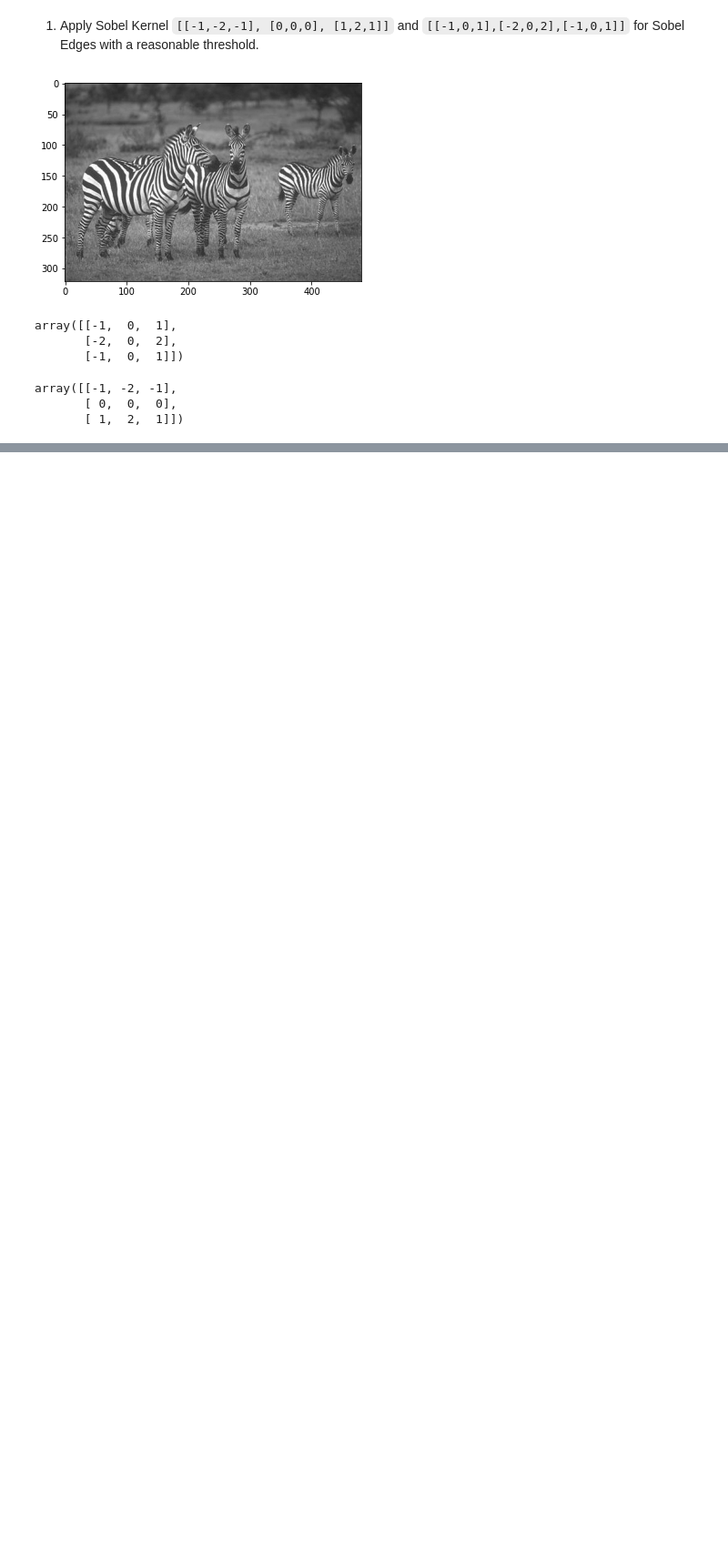
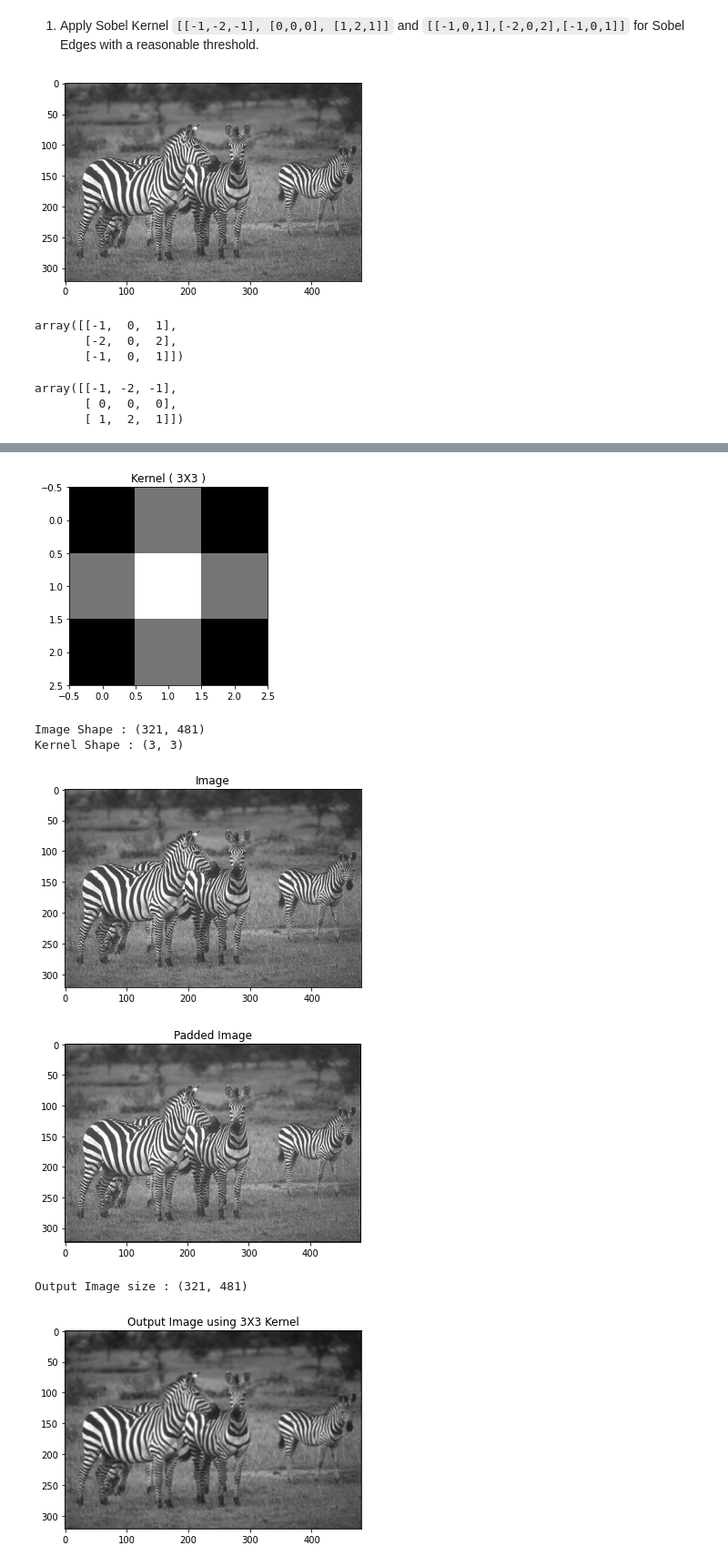
Before and after one commit to Dadajon/coursework, a Jupyter notebook: fall-2020/advanced-image-processing/assignment2/playground.ipynb, the cells around one changed output, grey strips where cells are left out. Shown at 91% size. Cells and saved outputs as stored; diff of their text form; code cells hidden in the pictures; blank space fills up the shorter version.

```diff
--- a/fall-2020/advanced-image-processing/assignment2/playground.ipynb
+++ b/fall-2020/advanced-image-processing/assignment2/playground.ipynb
@@ -87,0 +103,12 @@ print(pil_image, "\n\n\t\tvs\n\n", gray_image)
+# %%
+img = np.array(Image.open('images/zebra.jpg'))
+img = gaussian_blur(img, 3, verbose=True)
+edge = sobel_edge_detection(img, vertical_filter, verbose=True)
+# %% [output]
+[figure, added]
+Image Shape : (321, 481)
+Kernel Shape : (3, 3)
+[figure, added]
+[figure, added]
+Output Image size : (321, 481)
+[figure, added]
```
Also changed, not shown: parts of 17 cells of this notebook, 5 other files.
